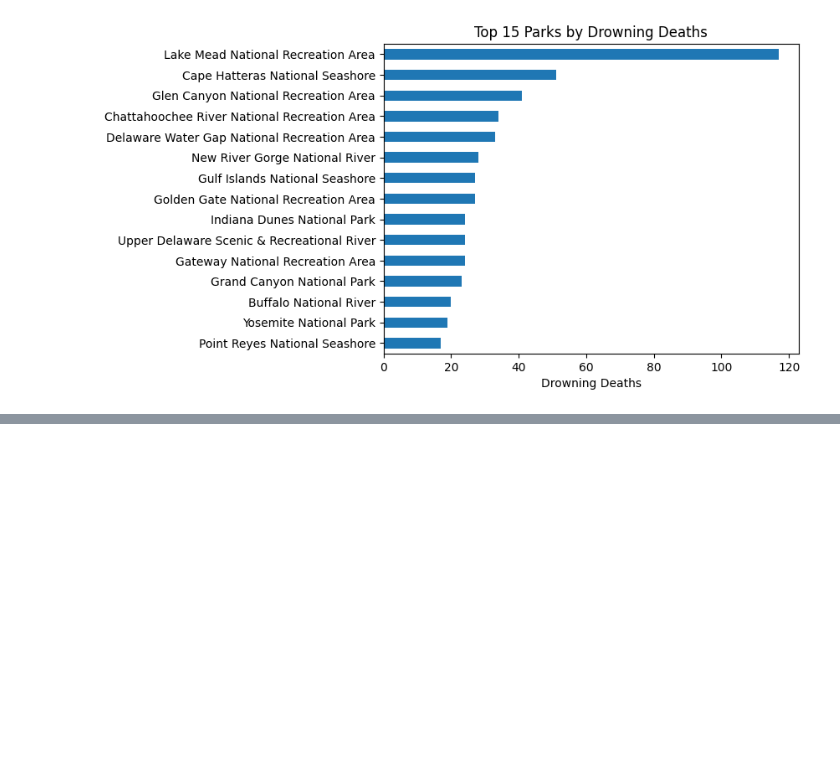
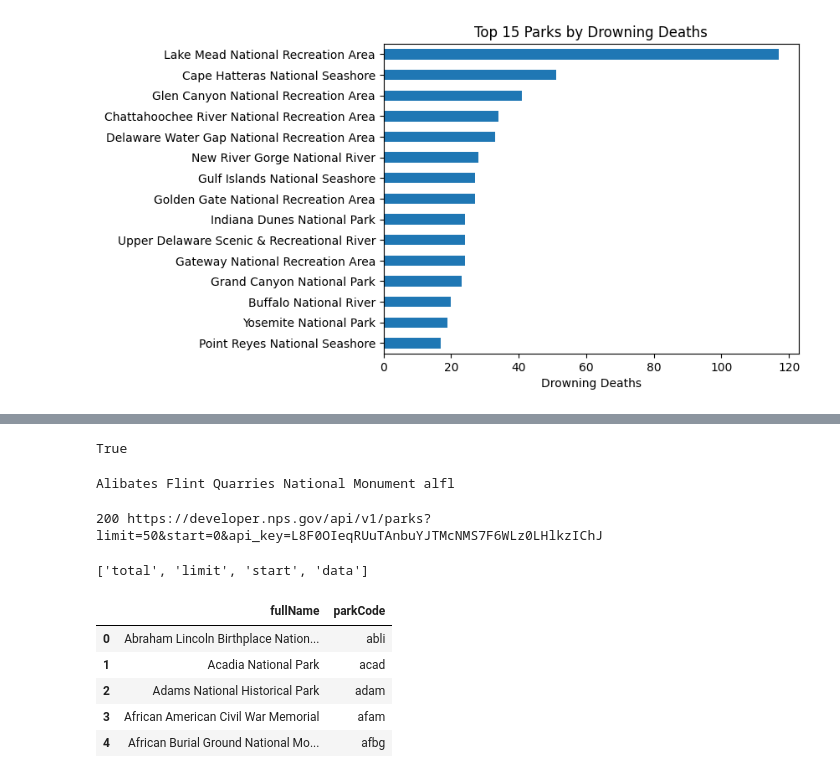
Before and after one commit to jeccalong/NPS_Dataset, a Jupyter notebook: Notebooks/eda.ipynb, the cells around one changed output, grey strips where cells are left out. Cells and saved outputs as stored; diff of their text form; code cells hidden in the pictures; blank space fills up the shorter version.

Commit message:
Updated eda notebook with df_parks

```diff
--- a/Notebooks/eda.ipynb
+++ b/Notebooks/eda.ipynb
@@ -156,0 +159,80 @@ plt.show()
+# %%
+from dotenv import load_dotenv, find_dotenv
+import os, requests
+
+load_dotenv(find_dotenv(), override=True)
+API_KEY = os.getenv("NPS_API_KEY")
+
+
+# check if it loaded successfully
+print(API_KEY is not None)
+# %% [output]
+True
+# %%
+
+NPS_BASE = "https://developer.nps.gov/api/v1/parks"
+
+# search by name
+params = {"q": "lake mead", "limit": 10, "api_key": API_KEY}
+r = requests.get(NPS_BASE, params=params, timeout=30)
+r.raise_for_status()
+data = r.json()["data"]
+# Grab name + code from the first hit
+full_name = data[0]["fullName"]
+park_code = data[0]["parkCode"]
+print(full_name, park_code)
+# %% [output]
+Alibates Flint Quarries National Monument alfl
+# %%
+import requests
+
+BASE = "https://developer.nps.gov/api/v1/parks"
+params = {"limit": 50, "start": 0, "api_key": API_KEY}
+r = requests.get(BASE, params=params, timeout=30)
+print(r.status_code, r.url)    # should be 200
+first_page = r.json()
+list(first_page.keys())
+# %% [output]
+200 https://developer.nps.gov/api/v1/parks?limit=50&start=0&api_key=L8F0OIeqRUuTAnbuYJTMcNMS7F6WLz0LHlkzIChJ
+['total', 'limit', 'start', 'data']
+# %%
+import requests, pandas as pd, time
+
+def fetch_all_parks(api_key: str, page_size: int = 50, pause: float = 0.2) -> pd.DataFrame:
+    base = "https://developer.nps.gov/api/v1/parks"
+    start = 0
+    rows = []
+
+    while True:
+        params = {"limit": page_size, "start": start, "api_key": api_key}
+        resp = requests.get(base, params=params, timeout=30)
+        resp.raise_for_status()
+        payload = resp.json()
+
+        data = payload.get("data", [])
+        if not data:
+            break
+
+        for item in data:
+            rows.append({
+                "fullName": item.get("fullName"),
+                "parkCode": item.get("parkCode")
+            })
+
+        if len(data) < page_size:
+            break  # we reached the last page
+
+        start += page_size
+        time.sleep(pause)  # be nice to the API
+
+    return pd.DataFrame(rows).drop_duplicates().reset_index(drop=True)
+
+df_parks = fetch_all_parks(API_KEY, page_size=50)
+df_parks.head()
+# %% [output]
+|  | fullName | parkCode |
+| 0 | Abraham Lincoln Birthplace Nation... | abli |
+| 1 | Acadia National Park | acad |
+| 2 | Adams National Historical Park | adam |
+| 3 | African American Civil War Memorial | afam |
+| 4 | African Burial Ground National Mo... | afbg |
```
Also changed, not shown: parts of 3 cells of this notebook.
